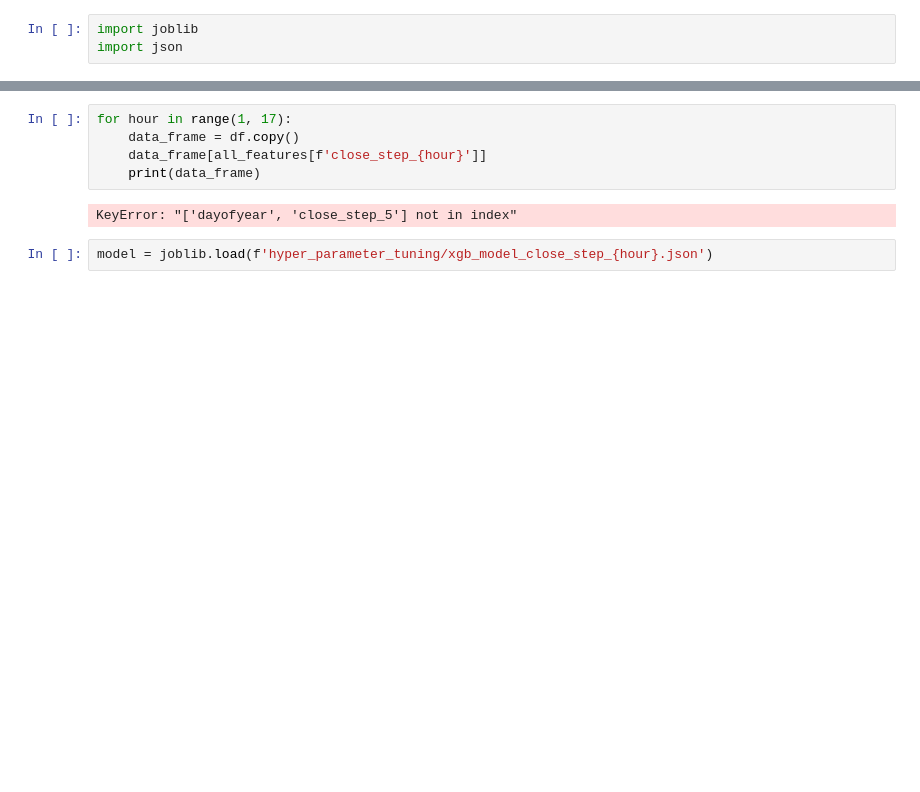
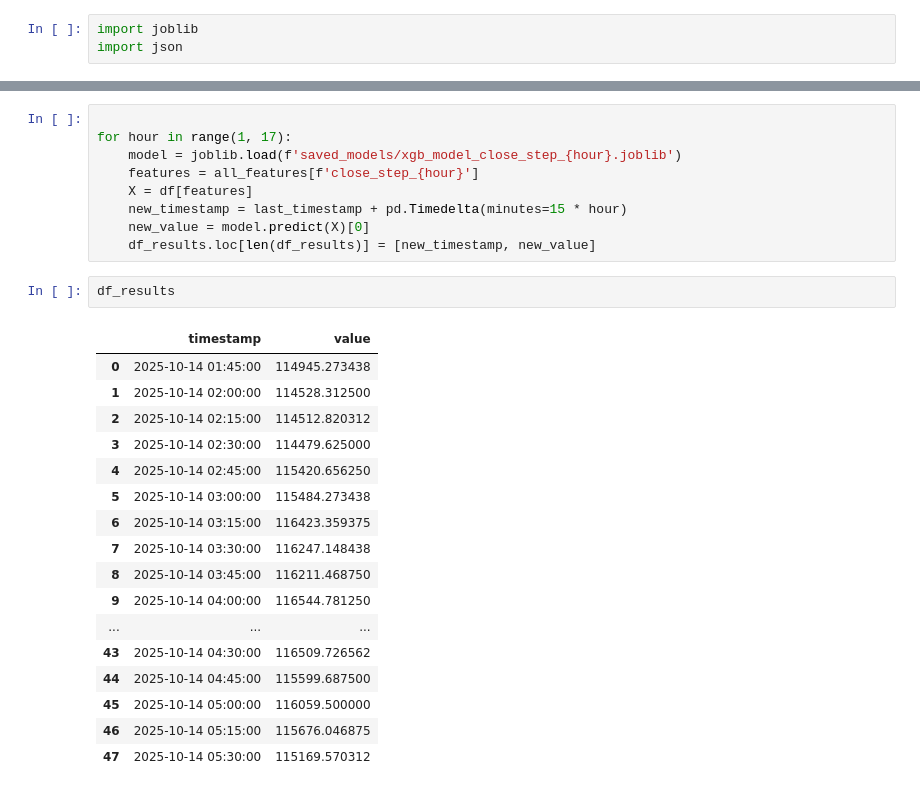
Before and after one commit to slamina-pf/data_analysis_trading_bot, a Jupyter notebook: workbooks/04_test_models.ipynb, the cells around one changed output, grey strips where cells are left out. Cells and saved outputs as stored; diff of their text form; blank space fills up the shorter version.

```diff
--- a/workbooks/04_test_models.ipynb
+++ b/workbooks/04_test_models.ipynb
@@ -431,9 +449,29 @@ import json
 # %%
+
 for hour in range(1, 17):
-    data_frame = df.copy()
-    data_frame[all_features[f'close_step_{hour}']]
-    print(data_frame)
+    model = joblib.load(f'saved_models/xgb_model_close_step_{hour}.joblib')
+    features = all_features[f'close_step_{hour}']
+    X = df[features]
+    new_timestamp = last_timestamp + pd.Timedelta(minutes=15 * hour)
+    new_value = model.predict(X)[0]
+    df_results.loc[len(df_results)] = [new_timestamp, new_value]
-# %% [output]
-KeyError: "['dayofyear', 'close_step_5'] not in index"
-# %%
-model = joblib.load(f'hyper_parameter_tuning/xgb_model_close_step_{hour}.json')
+# %%
+df_results
+# %% [output]
+|  | timestamp | value |
+| 0 | 2025-10-14 01:45:00 | 114945.273438 |
+| 1 | 2025-10-14 02:00:00 | 114528.312500 |
+| 2 | 2025-10-14 02:15:00 | 114512.820312 |
+| 3 | 2025-10-14 02:30:00 | 114479.625000 |
+| 4 | 2025-10-14 02:45:00 | 115420.656250 |
+| 5 | 2025-10-14 03:00:00 | 115484.273438 |
+| 6 | 2025-10-14 03:15:00 | 116423.359375 |
+| 7 | 2025-10-14 03:30:00 | 116247.148438 |
+| 8 | 2025-10-14 03:45:00 | 116211.468750 |
+| 9 | 2025-10-14 04:00:00 | 116544.781250 |
+| ... | ... | ... |
+| 43 | 2025-10-14 04:30:00 | 116509.726562 |
+| 44 | 2025-10-14 04:45:00 | 115599.687500 |
+| 45 | 2025-10-14 05:00:00 | 116059.500000 |
+| 46 | 2025-10-14 05:15:00 | 115676.046875 |
+| 47 | 2025-10-14 05:30:00 | 115169.570312 |
```
Also changed, not shown: parts of 11 cells of this notebook, 7 other files.
